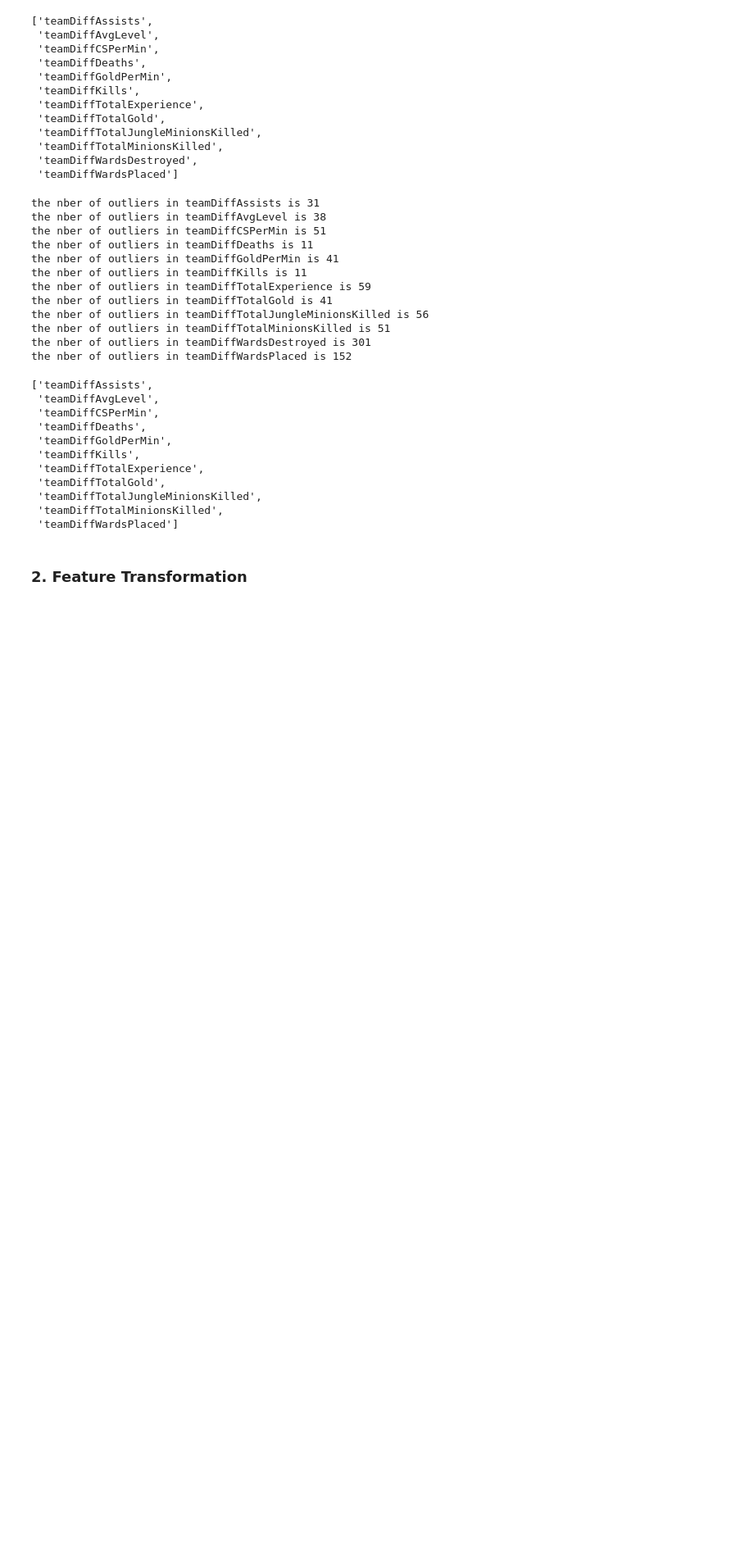
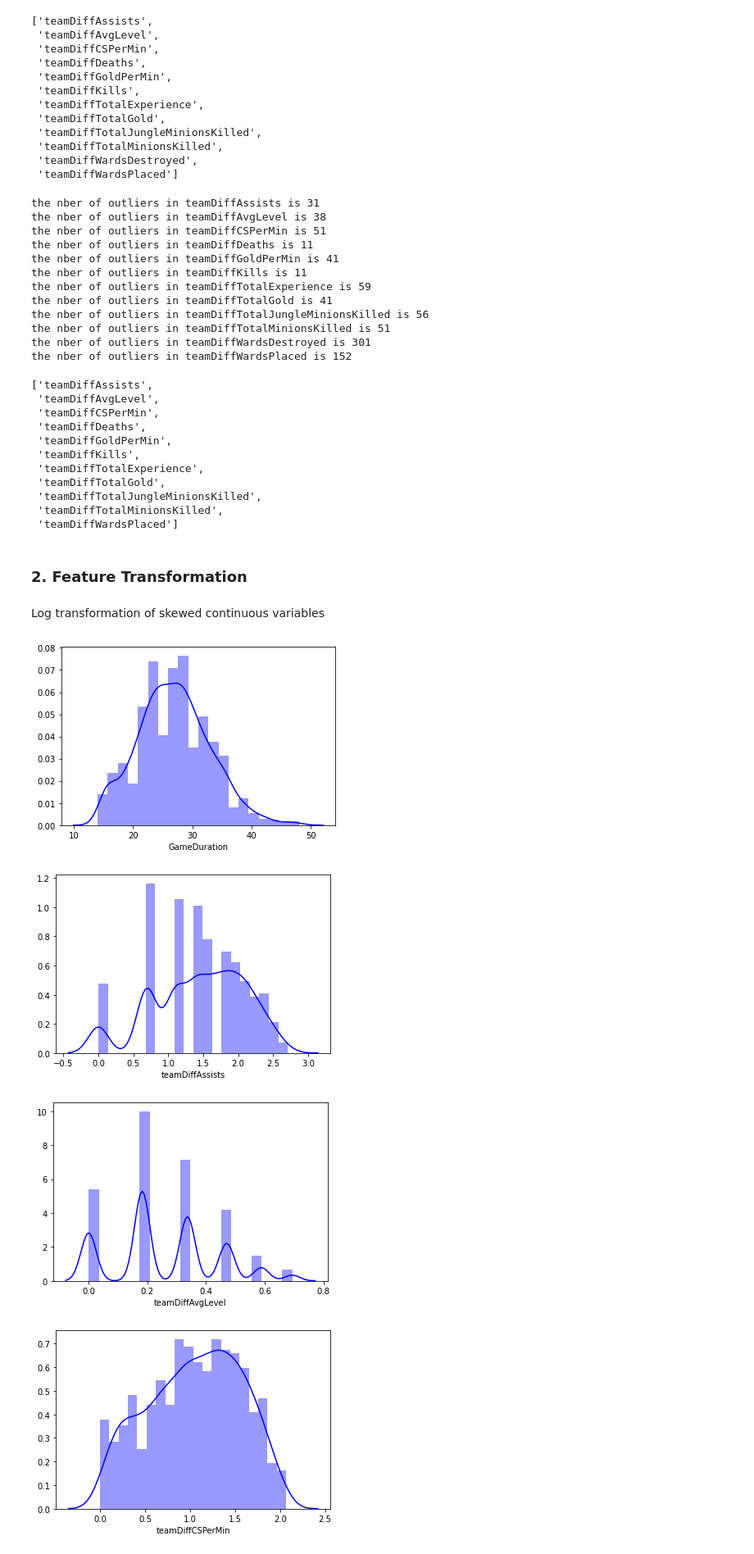
Before and after one commit to imrane-boucher/ds_proj_league_of_legends_winner, a Jupyter notebook: data_feature_engineering.ipynb, the cells around one changed output. Shown at 82% size. Cells and saved outputs as stored; diff of their text form; code cells hidden in the pictures; blank space fills up the shorter version.

Commit message:
performed feature scaling and log transformation

```diff
--- a/data_feature_engineering.ipynb
+++ b/data_feature_engineering.ipynb
@@ -217,3 +217,21 @@ for feature in outliers_var:
     df_fe = df_fe[~((df_fe[feature] > upper_b) | (df_fe[feature] < lower_b))]
 # %% [markdown]
 ### 2. Feature Transformation
+# %% [markdown]
+Log transformation of skewed continuous variables
+# %%
+# let's perfom log transformation on skewed data
+# Based on EDA we know that all the continuous variables are skewed except GameDuration
+skewed_variables = [x for x in continuous_variables if x != 'GameDuration']
+
+for feature in skewed_variables:
+        df_fe[feature] = np.log1p(df_fe[feature])
+# %%
+for feature in continuous_variables:
+    sns.distplot(df_fe[feature], bins=20, color='blue')
+    plt.show()
+# %% [output]
+[figure, added]
+[figure, added]
+[figure, added]
+[figure, added]
```
Also changed, not shown: parts of 5 cells of this notebook.
